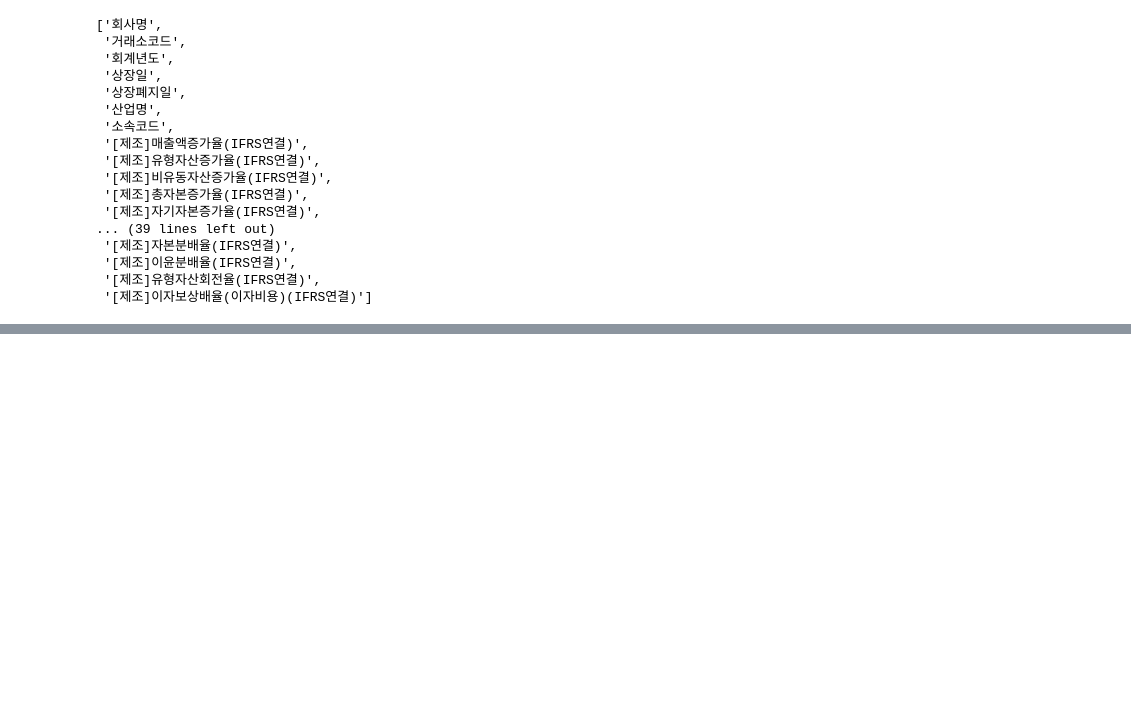
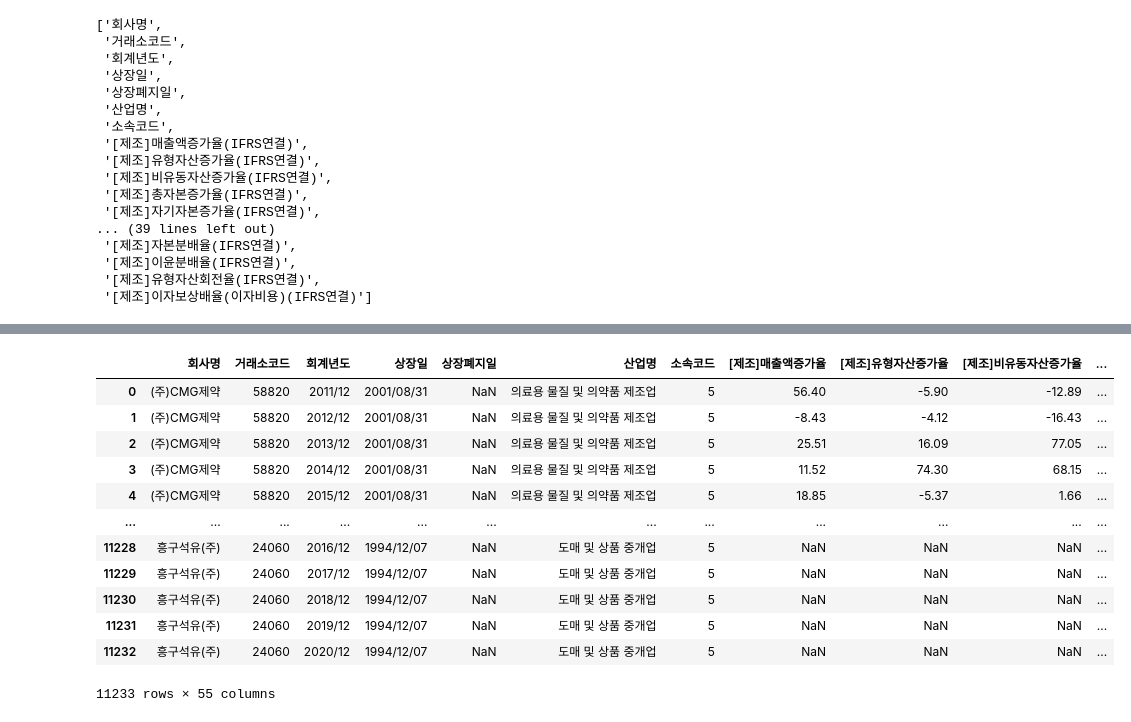
Before and after one commit to Sunghwi01/Project2, a Jupyter notebook: 재무제표통합.ipynb, the cells around one changed output, grey strips where cells are left out. Cells and saved outputs as stored; diff of their text form; code cells hidden in the pictures; blank space fills up the shorter version.

```diff
--- a/재무제표통합.ipynb
+++ b/재무제표통합.ipynb
@@ -286,0 +286,16 @@ df
+# %%
+연결
+# %% [output]
+|  | 회사명 | 거래소코드 | 회계년도 | 상장일 | 상장폐지일 | 산업명 | 소속코드 | [제조]매출액증가율 | [제조]유형자산증가율 | [제조]비유동자산증가율 | ... |
+| 0 | (주)CMG제약 | 58820 | 2011/12 | 2001/08/31 | NaN | 의료용 물질 및 의약품 제조업 | 5 | 56.40 | -5.90 | -12.89 | ... |
+| 1 | (주)CMG제약 | 58820 | 2012/12 | 2001/08/31 | NaN | 의료용 물질 및 의약품 제조업 | 5 | -8.43 | -4.12 | -16.43 | ... |
+| 2 | (주)CMG제약 | 58820 | 2013/12 | 2001/08/31 | NaN | 의료용 물질 및 의약품 제조업 | 5 | 25.51 | 16.09 | 77.05 | ... |
+| 3 | (주)CMG제약 | 58820 | 2014/12 | 2001/08/31 | NaN | 의료용 물질 및 의약품 제조업 | 5 | 11.52 | 74.30 | 68.15 | ... |
+| 4 | (주)CMG제약 | 58820 | 2015/12 | 2001/08/31 | NaN | 의료용 물질 및 의약품 제조업 | 5 | 18.85 | -5.37 | 1.66 | ... |
+| ... | ... | ... | ... | ... | ... | ... | ... | ... | ... | ... | ... |
+| 11228 | 흥구석유(주) | 24060 | 2016/12 | 1994/12/07 | NaN | 도매 및 상품 중개업 | 5 | NaN | NaN | NaN | ... |
+| 11229 | 흥구석유(주) | 24060 | 2017/12 | 1994/12/07 | NaN | 도매 및 상품 중개업 | 5 | NaN | NaN | NaN | ... |
+| 11230 | 흥구석유(주) | 24060 | 2018/12 | 1994/12/07 | NaN | 도매 및 상품 중개업 | 5 | NaN | NaN | NaN | ... |
+| 11231 | 흥구석유(주) | 24060 | 2019/12 | 1994/12/07 | NaN | 도매 및 상품 중개업 | 5 | NaN | NaN | NaN | ... |
+| 11232 | 흥구석유(주) | 24060 | 2020/12 | 1994/12/07 | NaN | 도매 및 상품 중개업 | 5 | NaN | NaN | NaN | ... |
+11233 rows × 55 columns
```
Also changed, not shown: parts of 10 cells of this notebook, 3 other files.
